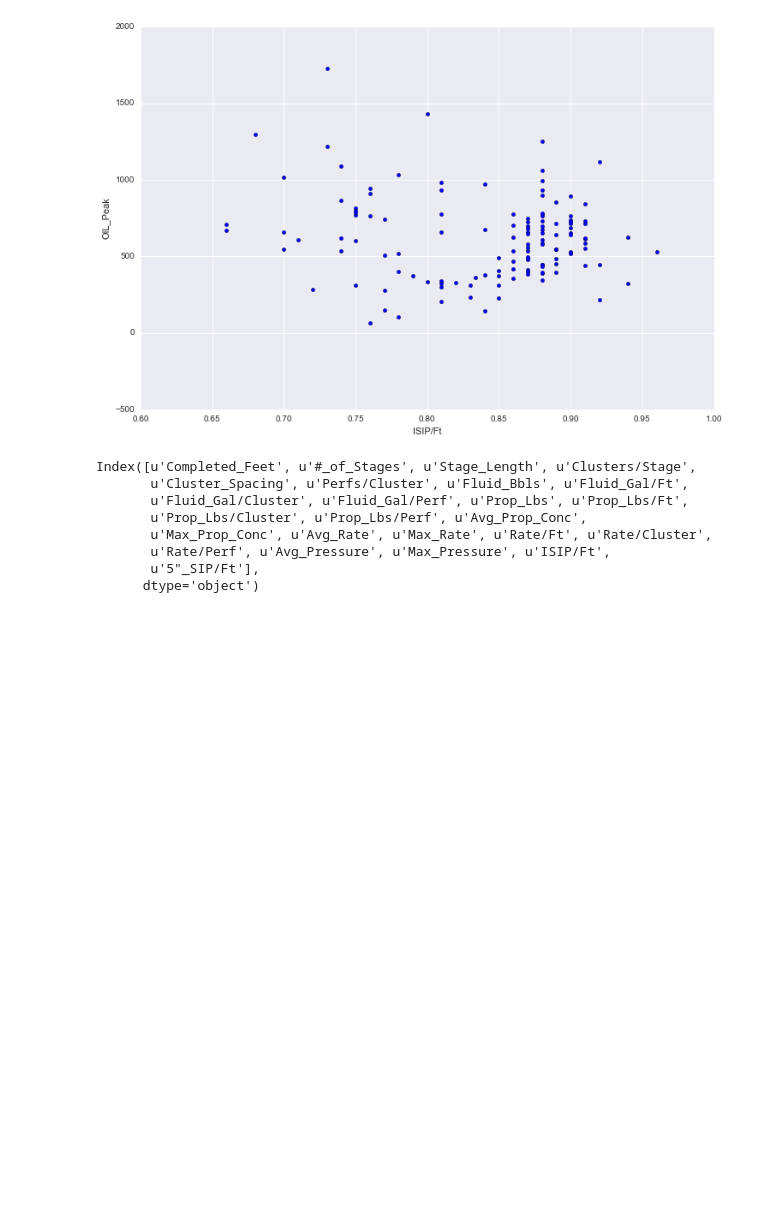
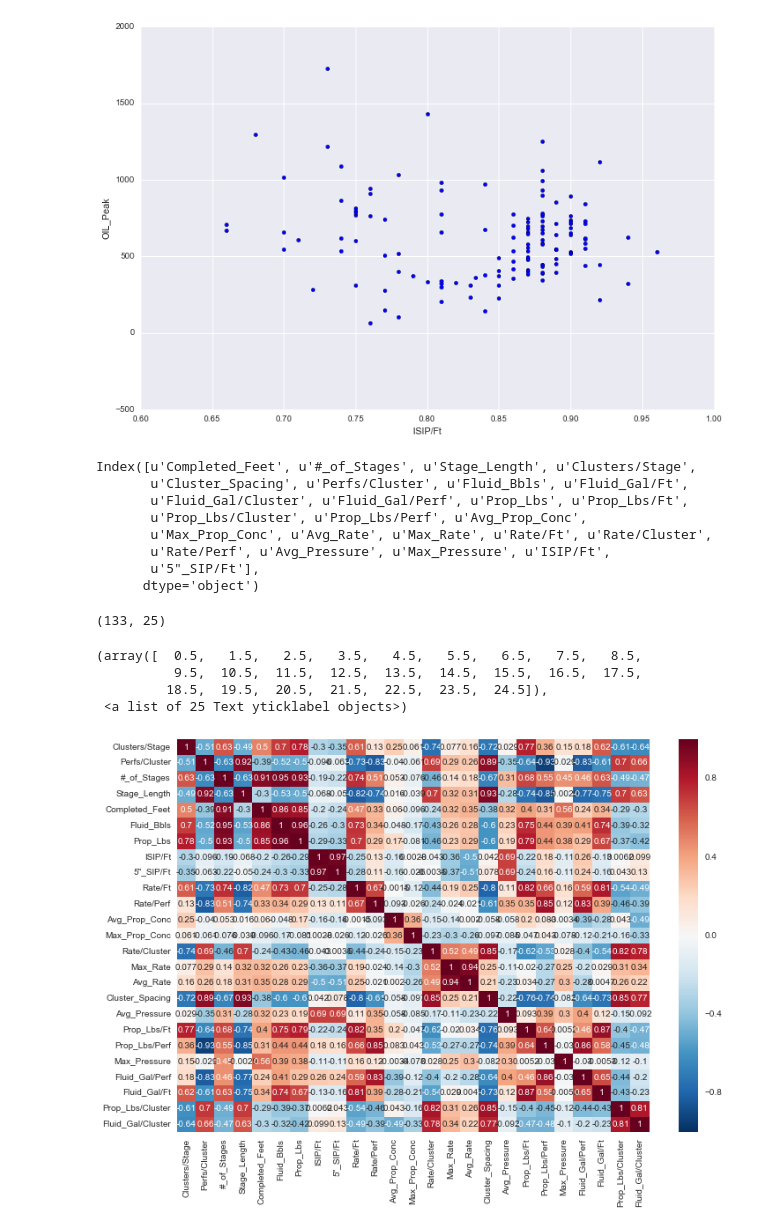
Before and after one commit to jpgrana/bayesian-approach-predicting-well-production, a Jupyter notebook: features.ipynb, the cells around one changed output. Saved outputs shown, nothing was run; the diff lists cells and outputs as text; code cells hidden in the pictures; blank space fills up the shorter version.

```diff
--- a/features.ipynb
+++ b/features.ipynb
@@ -218,4 +218,24 @@ Index([u'Completed_Feet', u'#_of_Stages', u'Stage_Length', u'Clusters/Stage',
        u'Rate/Perf', u'Avg_Pressure', u'Max_Pressure', u'ISIP/Ft',
        u'5"_SIP/Ft'],
       dtype='object')
+# %%
+X_rank = X_train[['Clusters/Stage', 'Perfs/Cluster', '#_of_Stages', 'Stage_Length', 'Completed_Feet', 'Fluid_Bbls',
+             'Prop_Lbs', 'ISIP/Ft', '5"_SIP/Ft', 'Rate/Ft', 'Rate/Perf', 'Avg_Prop_Conc', 'Max_Prop_Conc',
+             'Rate/Cluster', 'Max_Rate', 'Avg_Rate', 'Cluster_Spacing', 'Avg_Pressure', 'Prop_Lbs/Ft', 'Prop_Lbs/Perf',
+             'Max_Pressure', 'Fluid_Gal/Perf', 'Fluid_Gal/Ft', 'Prop_Lbs/Cluster', 'Fluid_Gal/Cluster']]
+X_rank.shape
+# %% [output]
+(133, 25)
+# %%
+fig = plt.figure(figsize=(12,8))
+ax = fig.add_subplot(1,1,1)
+sns.heatmap(X_rank.corr(), annot=True, ax=ax)
+plt.xticks(rotation=90)
+plt.yticks(rotation=0)
+# %% [output]
+(array([  0.5,   1.5,   2.5,   3.5,   4.5,   5.5,   6.5,   7.5,   8.5,
+          9.5,  10.5,  11.5,  12.5,  13.5,  14.5,  15.5,  16.5,  17.5,
+         18.5,  19.5,  20.5,  21.5,  22.5,  23.5,  24.5]),
+ <a list of 25 Text yticklabel objects>)
+[figure, added]
 # %%
```
Also changed, not shown: parts of 4 cells of this notebook, 2 other files.
